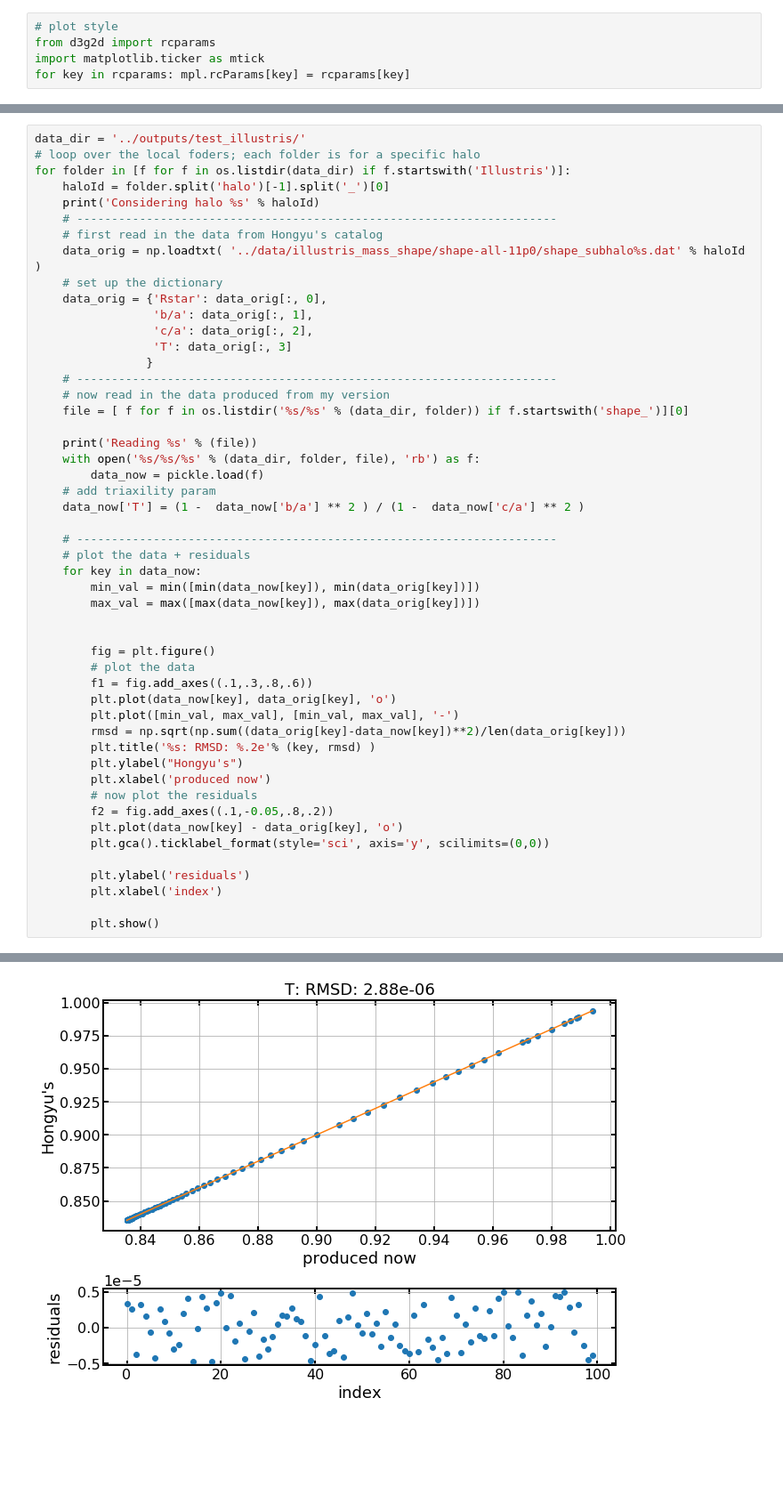
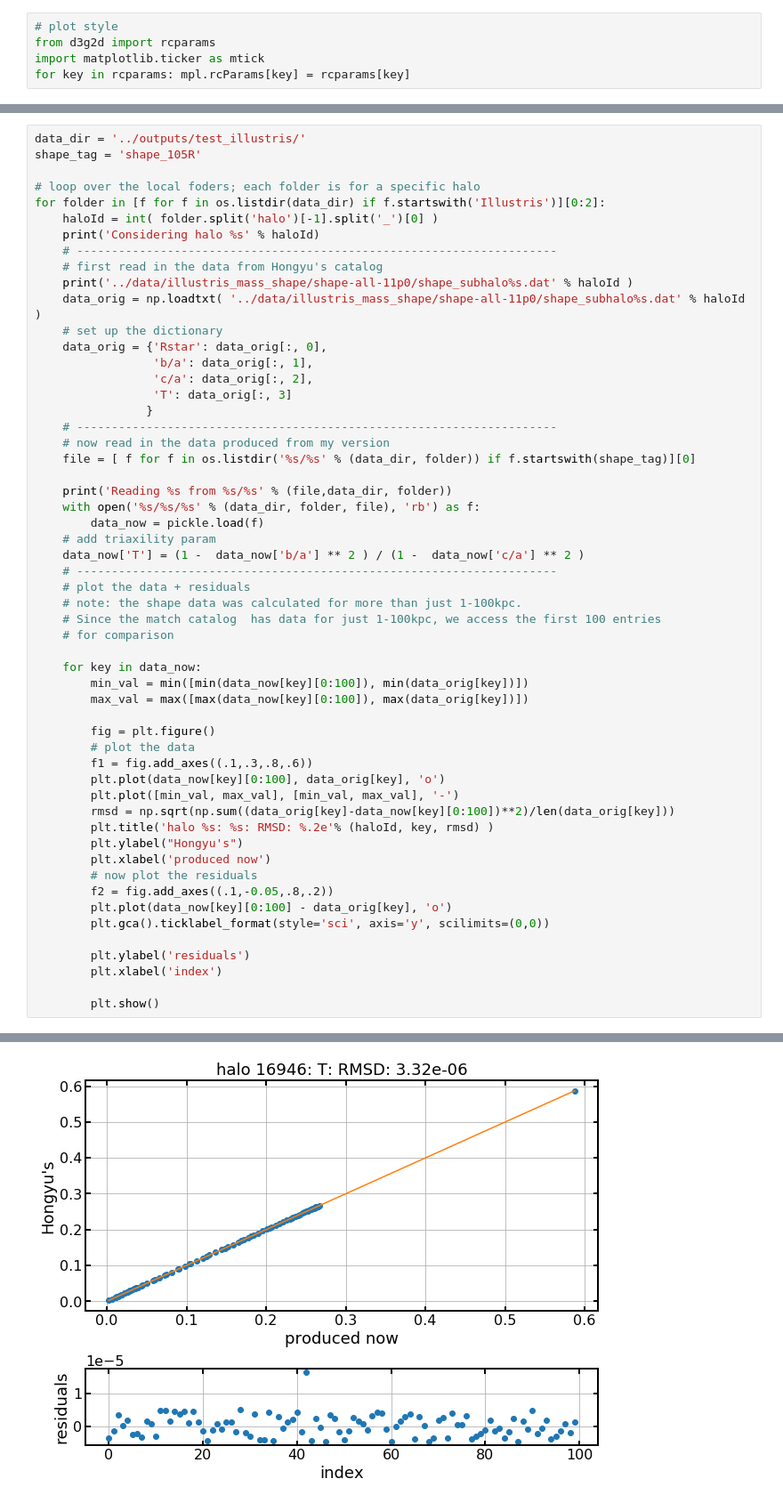
Before and after one commit to humnaawan/3D-galaxies-kavli, a Jupyter notebook: notebooks/test_shapes.ipynb, the cells around one changed output, grey strips where cells are left out. Shown at 89% size. Saved outputs shown, nothing was run; the diff lists cells and outputs as text; blank space fills up the shorter version.

Commit message:
Updated notebook checking shapes to check all haloes.

```diff
--- a/notebooks/test_shapes.ipynb
+++ b/notebooks/test_shapes.ipynb
@@ -36,11 +21,14 @@ Now read in the just-saved data as well as that from Hongyu's original code.
 # %%
 data_dir = '../outputs/test_illustris/'
+shape_tag = 'shape_105R'
+
 # loop over the local foders; each folder is for a specific halo
-for folder in [f for f in os.listdir(data_dir) if f.startswith('Illustris')]:
-    haloId = folder.split('halo')[-1].split('_')[0]
+for folder in [f for f in os.listdir(data_dir) if f.startswith('Illustris')][0:2]:
+    haloId = int( folder.split('halo')[-1].split('_')[0] )
     print('Considering halo %s' % haloId)
     # ---------------------------------------------------------------------
     # first read in the data from Hongyu's catalog
+    print('../data/illustris_mass_shape/shape-all-11p0/shape_subhalo%s.dat' % haloId )
     data_orig = np.loadtxt( '../data/illustris_mass_shape/shape-all-11p0/shape_subhalo%s.dat' % haloId )
     # set up the dictionary
     data_orig = {'Rstar': data_orig[:, 0],
@@ -50,33 +38,35 @@ for folder in [f for f in os.listdir(data_dir) if f.startswith('Illustris')]:
                 }
     # ---------------------------------------------------------------------
     # now read in the data produced from my version
-    file = [ f for f in os.listdir('%s/%s' % (data_dir, folder)) if f.startswith('shape_')][0]
+    file = [ f for f in os.listdir('%s/%s' % (data_dir, folder)) if f.startswith(shape_tag)][0]
 
-    print('Reading %s' % (file))
+    print('Reading %s from %s/%s' % (file,data_dir, folder))
     with open('%s/%s/%s' % (data_dir, folder, file), 'rb') as f:
         data_now = pickle.load(f)
     # add triaxility param
     data_now['T'] = (1 -  data_now['b/a'] ** 2 ) / (1 -  data_now['c/a'] ** 2 )
-
     # ---------------------------------------------------------------------
     # plot the data + residuals
+    # note: the shape data was calculated for more than just 1-100kpc.
+    # Since the match catalog  has data for just 1-100kpc, we access the first 100 entries
+    # for comparison
+
     for key in data_now:
-        min_val = min([min(data_now[key]), min(data_orig[key])])
-        max_val = max([max(data_now[key]), max(data_orig[key])])
-
+        min_val = min([min(data_now[key][0:100]), min(data_orig[key])])
+        max_val = max([max(data_now[key][0:100]), max(data_orig[key])])
 
         fig = plt.figure()
         # plot the data
         f1 = fig.add_axes((.1,.3,.8,.6))
-        plt.plot(data_now[key], data_orig[key], 'o')
+        plt.plot(data_now[key][0:100], data_orig[key], 'o')
         plt.plot([min_val, max_val], [min_val, max_val], '-')
-        rmsd = np.sqrt(np.sum((data_orig[key]-data_now[key])**2)/len(data_orig[key]))
-        plt.title('%s: RMSD: %.2e'% (key, rmsd) )
+        rmsd = np.sqrt(np.sum((data_orig[key]-data_now[key][0:100])**2)/len(data_orig[key]))
+        plt.title('halo %s: %s: RMSD: %.2e'% (haloId, key, rmsd) )
         plt.ylabel("Hongyu's")
         plt.xlabel('produced now')
         # now plot the residuals
         f2 = fig.add_axes((.1,-0.05,.8,.2))
-        plt.plot(data_now[key] - data_orig[key], 'o')
+        plt.plot(data_now[key][0:100] - data_orig[key], 'o')
         plt.gca().ticklabel_format(style='sci', axis='y', scilimits=(0,0))
 
         plt.ylabel('residuals')
@@ -98,2 +90,2 @@ Reading shape_100Rvals.dat
-[figure, old version]
+[figure, new version]
 # %% [markdown]
```
Also changed, not shown: parts of 8 cells of this notebook.
